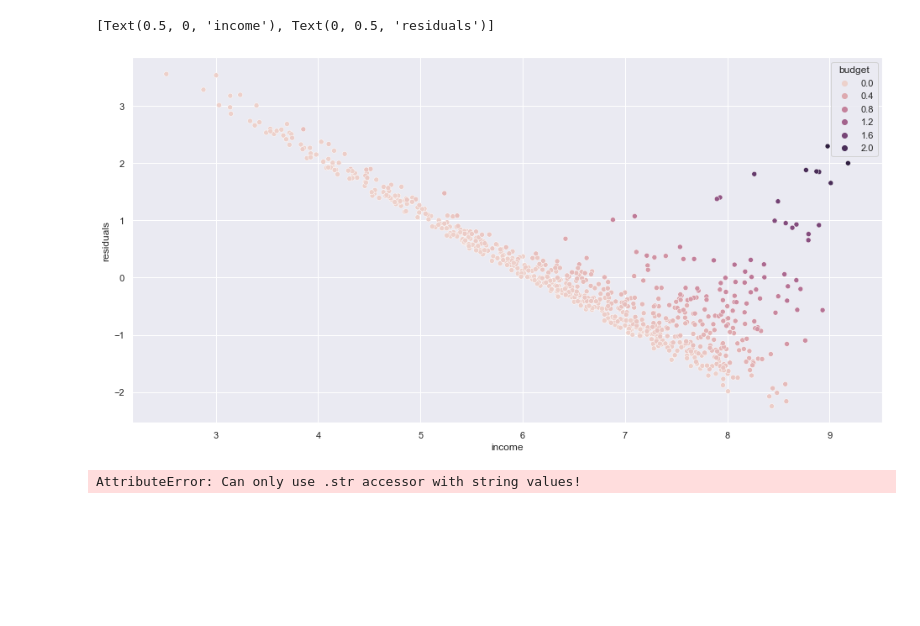
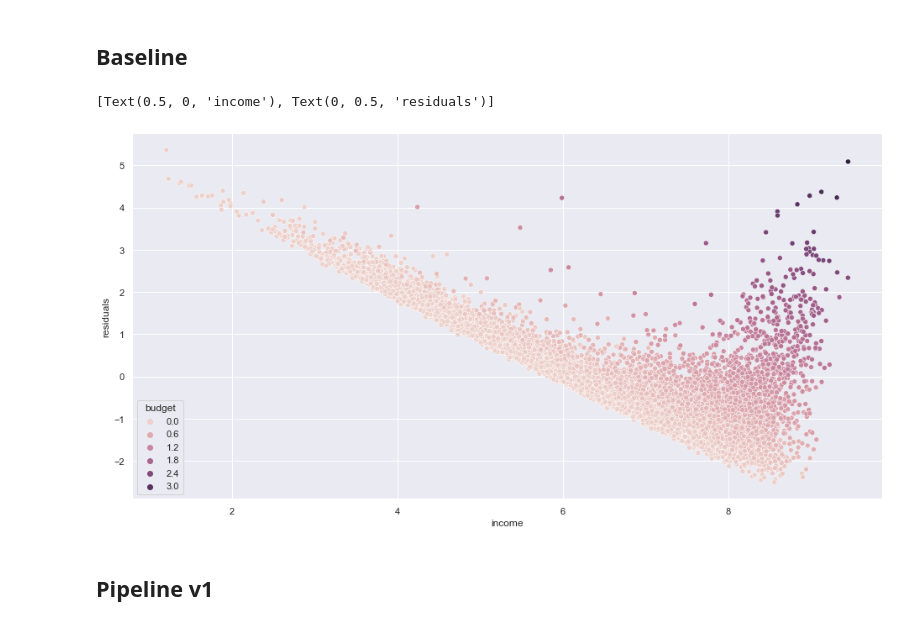
Before and after one commit to OscarTou/CinePred, a Jupyter notebook: notebooks/RM_notebook.ipynb, the cells around one changed output. Drawn from its saved outputs; the diff is of its cells as text; code cells hidden in the pictures; blank space fills up the shorter version.

```diff
--- a/notebooks/RM_notebook.ipynb
+++ b/notebooks/RM_notebook.ipynb
@@ -106,0 +68,3 @@ ax.set(xlabel='income', ylabel='residuals')
+# %%
+df_sample['worlwide_gross_income'] = log_transformation(df_sample[['worlwide_gross_income']])
+sns.histplot(df_sample['worlwide_gross_income'], kde=True, edgecolor='w')
@@ -107,20 +74,22 @@ ax.set(xlabel='income', ylabel='residuals')
+# %% [markdown]
+## Baseline
 # %%
-X_base = df[[
+X_baseline = df_sample[[
         'budget',
         'duration',
         'year',
         'date_published',
     ]]
-y_base = df['worlwide_gross_income']
+y_baseline = df_sample['worlwide_gross_income']
 model_baseline = baseline.create_pipeline()
 # %%
-model_baseline = model_baseline.fit(X,y)
+model_baseline = model_baseline.fit(X_baseline,y_baseline)
 # %%
-predict_y = model_baseline.predict(X)
-residuals = predict_y - y
+predict_y_baseline = model_baseline.predict(X_baseline)
+residuals_baseline = predict_y_baseline - y_baseline
 # %%
-ax = sns.scatterplot(x=y,y=residuals, hue=df['budget'])
+ax = sns.scatterplot(x=y_baseline,y=residuals_baseline, hue=df_sample['budget'])
 ax.set(xlabel='income', ylabel='residuals')
 # %% [output]
 [Text(0.5, 0, 'income'), Text(0, 0.5, 'residuals')]
-[figure, old version]
+[figure, new version]
@@ -130,35 +96,2 @@ from CinePred.new_model import *
-# %%
-df = import_data('../raw_data/IMDb movies.csv')
-df = df.sample(nbsample)
-ohe = GenreOHE()
-df = preproc(df)
-ohe.fit(df)
-df = ohe.transform(df)
-
-df.sort_values('budget', inplace=True)
-df.reset_index(inplace=True)
-df.drop(columns='index', inplace=True)
-
-mid = int(df.shape[0] / 2)
-df1 = df.iloc[:mid]
-df2 = df.iloc[mid:]
-
-X1 = df1.drop(columns='worlwide_gross_income')
-y1 = df1['worlwide_gross_income']
-
-X2 = df2.drop(columns='worlwide_gross_income')
-y2 = df2['worlwide_gross_income']
-
-model1 = XGBRegressor().fit(X1, y1)
-model2 = XGBRegressor().fit(X2, y2)
-
-predict_y1 = model1.predict(X1)
-predict_y2 = model2.predict(X2)
-
-residuals1 = predict_y1 - y1
-residuals2 = predict_y2 - y2
-
-residuals = pd.concat([residuals1,residuals2])
-y = pd.concat([y1,y2])
-# %% [output]
-AttributeError: Can only use .str accessor with string values!
+# %% [markdown]
+## Pipeline v1
```
Also changed, not shown: parts of 29 cells of this notebook, 2 other files.
